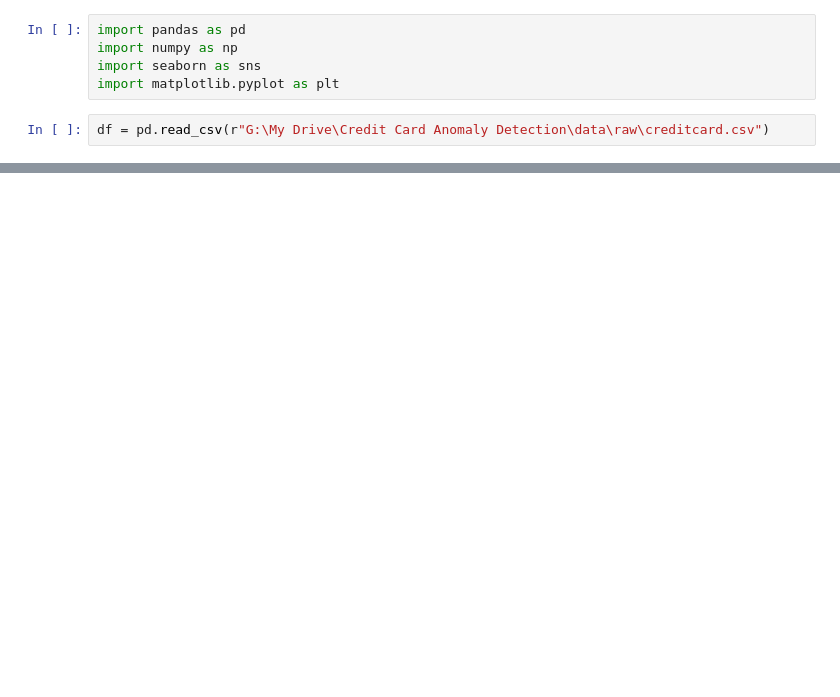
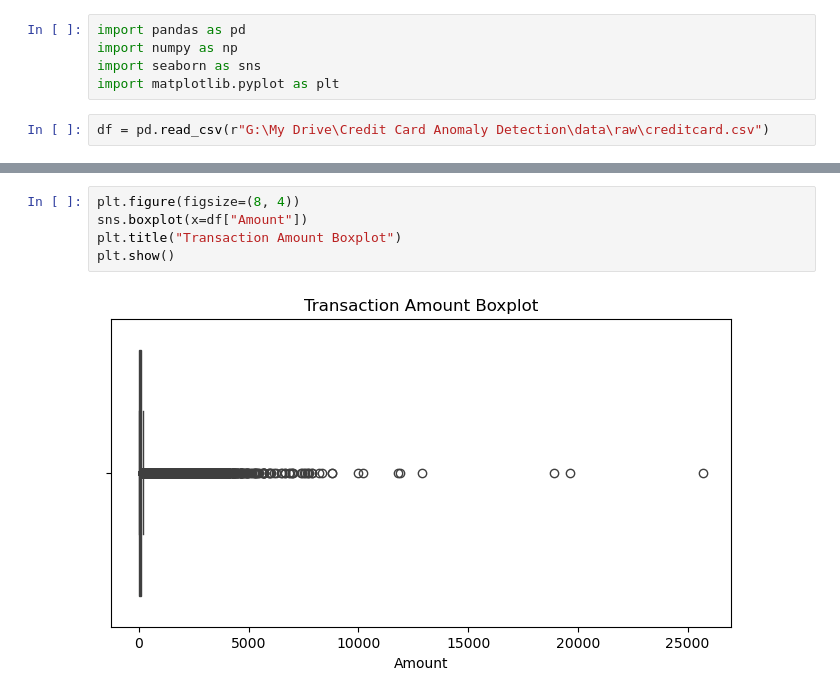
Before and after one commit to kafiaMhassan/Credit-Card-Anomaly-Detection, a Jupyter notebook: notebooks/eda.ipynb, the cells around one changed output, grey strips where cells are left out. Drawn from its saved outputs; the diff is of its cells as text; blank space fills up the shorter version.

```diff
--- a/notebooks/eda.ipynb
+++ b/notebooks/eda.ipynb
@@ -170,0 +64,7 @@ vif.sort_values('VIF', ascending=False)
+# %%
+plt.figure(figsize=(8, 4))
+sns.boxplot(x=df["Amount"])
+plt.title("Transaction Amount Boxplot")
+plt.show()
+# %% [output]
+[figure, added]
```
Also changed, not shown: parts of 34 cells of this notebook, 1 other file.
